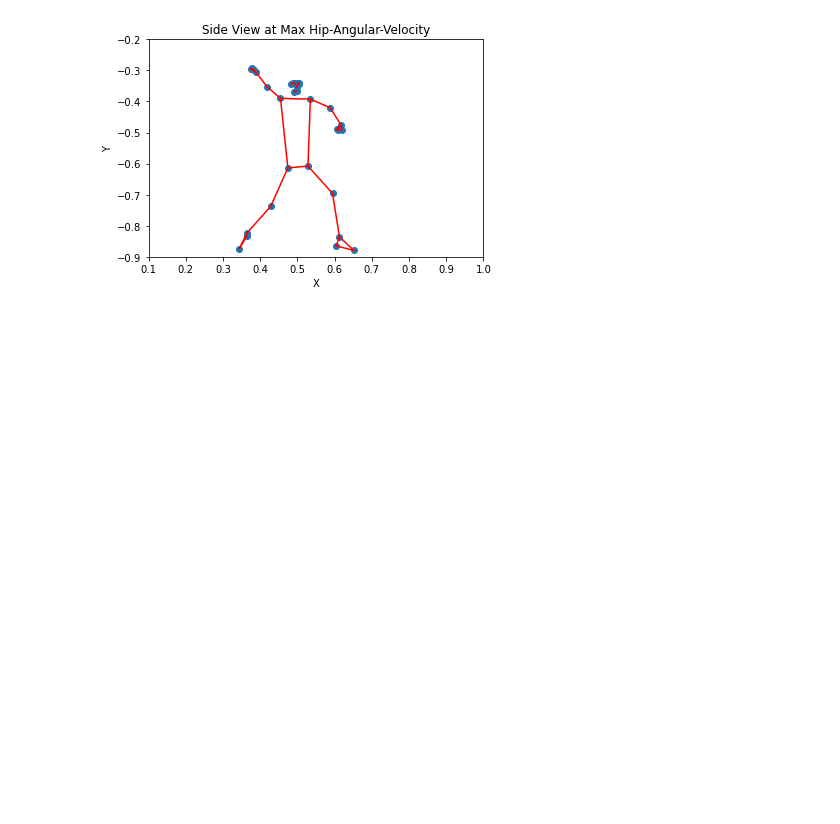
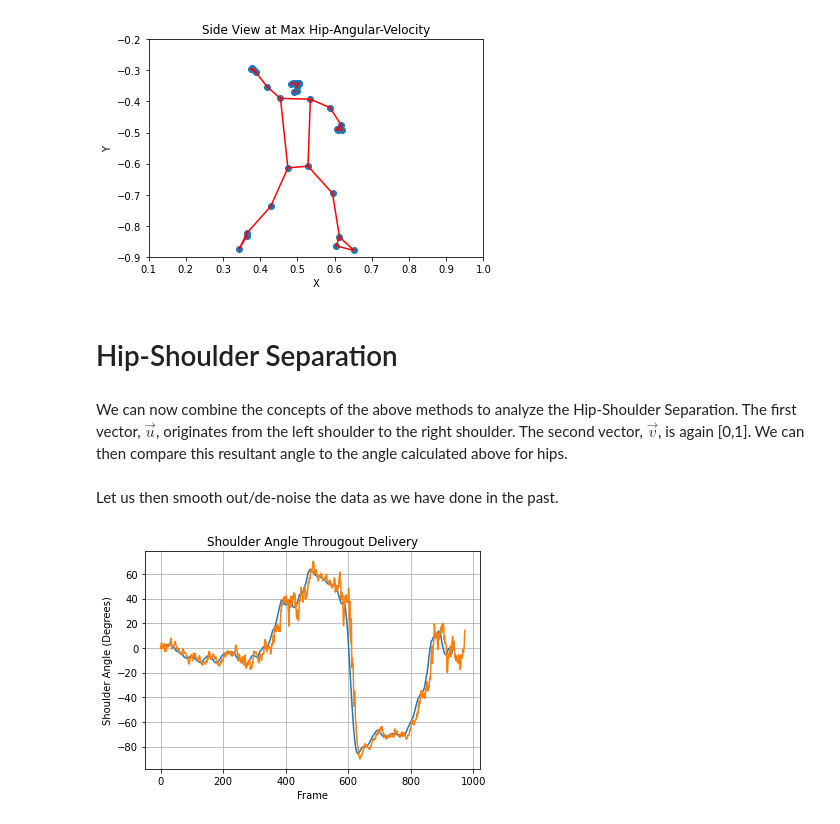
Before and after one commit to TimBrownDataSci/BioMechanics, a Jupyter notebook: PoseDetection.ipynb, the cells around one changed output. Drawn from its saved outputs; the diff is of its cells as text; code cells hidden in the pictures; blank space fills up the shorter version.

Commit message:
Hip-Shoulder Separation

```diff
--- a/PoseDetection.ipynb
+++ b/PoseDetection.ipynb
@@ -312,3 +313,33 @@ print("At Frame:" + str(frame) + " the hips rotate at", str(hip_ang_velo)[0:4],
 # %% [output]
 At Frame:610 the hips rotate at 16.5 radians/second
 [figure]
+# %% [markdown]
+# Hip-Shoulder Separation
+# %% [markdown]
+We can now combine the concepts of the above methods to analyze the Hip-Shoulder Separation. The first vector, $\vec{u}$, originates from the left shoulder to the right shoulder. The second vector, $\vec{v}$, is again [0,1]. We can then compare this resultant angle to the angle calculated above for hips.
+# %%
+shoulder_angles = []
+for i in range(len(mocap)-1):
+     r_s = np.array([mocap[i+1].landmark[12].x,mocap[i+1].landmark[12].z]) # Right Shoulder
+     l_s = np.array([mocap[i+1].landmark[11].x,mocap[i+1].landmark[11].z]) # Left Shoulder
+
+     u = l_s - r_s # Creating first vector of origin to left shoulder
+     v = np.array([0,1]) # Creating second vector of origin to right elbow
+
+     shoulder_angles.append(math.degrees(angles(u,v))-90) # Getting the Angle from a single frame
+# %% [markdown]
+Let us then smooth out/de-noise the data as we have done in the past.
+# %%
+# In the list "rolling", we take the rolling average of twenty neighbor-points in order to quickly estimate less noisy data
+shoulder_rolling = []
+for i in np.arange(10,(len(shoulder_angles)-20)):
+    shoulder_rolling.append(sum(shoulder_angles[i-10:i+10])/20)
+
+plt.plot(np.arange(10,len(shoulder_rolling)-10),shoulder_rolling[10:-10],label = "Rolling Avg")
+plt.plot(np.arange(0,len(shoulder_angles)),shoulder_angles, label = "Raw Angle")
+plt.xlabel("Frame")
+plt.ylabel("Shoulder Angle (Degrees)")
+plt.title("Shoulder Angle Througout Delivery")
+plt.grid()
+# %% [output]
+[figure, added]
```
Also changed, not shown: parts of 5 cells of this notebook.
